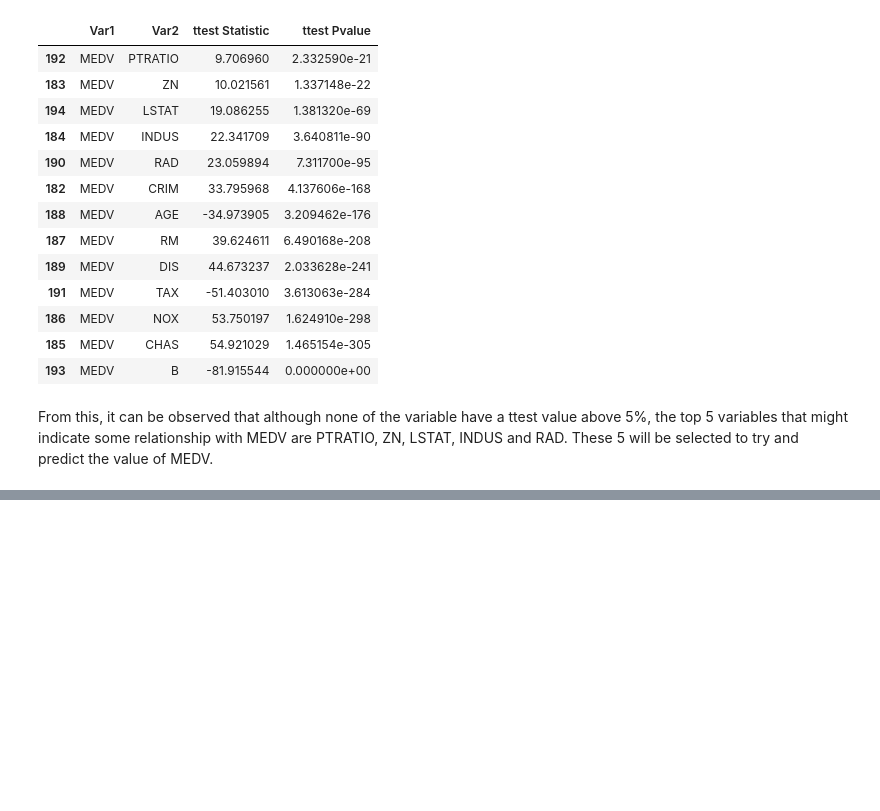
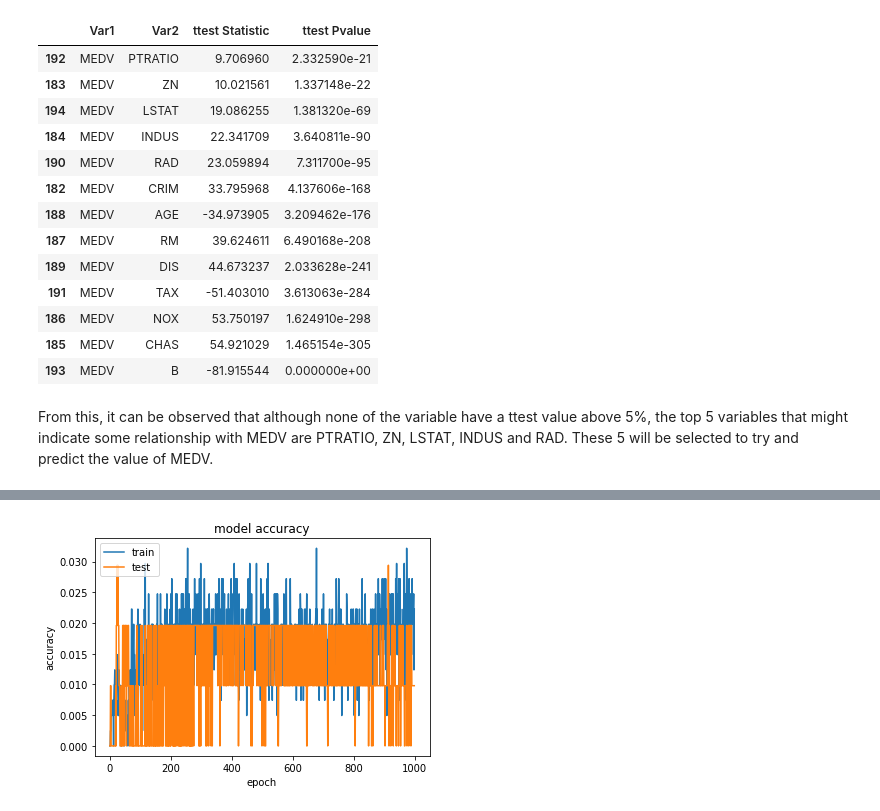
Before and after one commit to MKelly1303/52954_Project_2019, a Jupyter notebook: 52954_Project_Notebook.ipynb, the cells around one changed output, grey strips where cells are left out. Saved outputs shown, nothing was run; the diff lists cells and outputs as text; code cells hidden in the pictures; blank space fills up the shorter version.

Commit message:
Adding pre processing and whitening sections, refining the prediction model (2 evenings work due to my internet being down yesterday)

```diff
--- a/52954_Project_Notebook.ipynb
+++ b/52954_Project_Notebook.ipynb
@@ -422,18 +426,19 @@ First the inputs and outputs will be declared.
 # %%
-#inputs = df[['PTRATIO', 'ZN', 'LSTAT', 'INDUS', 'RAD']]
-inputs = df[['PTRATIO']]
+inputs = df[['PTRATIO', 'ZN', 'LSTAT', 'INDUS', 'RAD', 'RM']]
+inputsall = df[['PTRATIO', 'ZN', 'LSTAT', 'INDUS', 'RAD', 'CRIM', 'AGE', 'RM', 'DIS', 'TAX', 'NOX', 'CHAS', 'B']]
+#inputs = df[['PTRATIO']]
 # %%
 outputs = df[['MEDV']]
 # %%
 # Start a neural network, building it by layers.
 model = kr.models.Sequential()
 
-# Add a hidden layer with 64 neurons and an input layer with 4.
-model.add(kr.layers.Dense(units=64, activation='tanh', input_dim=1))
-# Add a three neuron output layer.
-model.add(kr.layers.Dense(units=1, activation="linear"))
+# Add a hidden layer with 64 neurons and an input layer with 6.
+model.add(kr.layers.Dense(64, input_dim=6, activation='relu'))
+model.add(kr.layers.Dense(10, activation="relu"))
+model.add(kr.layers.Dense(1, activation="linear"))
 
 # Build the graph./ Try loss mean_squared_error as well.
-model.compile(loss='mean_squared_error', optimizer='sgd', metrics=['accuracy'])
+model.compile(loss='mean_squared_error', optimizer='adam', metrics=['accuracy', 'mae'])
 # %%
 # Split the inputs and outputs into training and test sets.
@@ -440,0 +446,3 @@ inputs_train, inputs_test, outputs_train, outputs_test = mod.train_test_split(in
+# %%
+# Train the neural network.
+history = model.fit(inputs, outputs, validation_split=.2, epochs=1000, batch_size=30)
@@ -440,0 +470,10 @@ inputs_train, inputs_test, outputs_train, outputs_test = mod.train_test_split(in
+# %%
+plt.plot(history.history['accuracy'])
+plt.plot(history.history['val_accuracy'])
+plt.title('model accuracy')
+plt.ylabel('accuracy')
+plt.xlabel('epoch')
+plt.legend(['train', 'test'], loc='upper left')
+plt.show()
+# %% [output]
+[figure, added]
```
Also changed, not shown: parts of 26 cells of this notebook.
